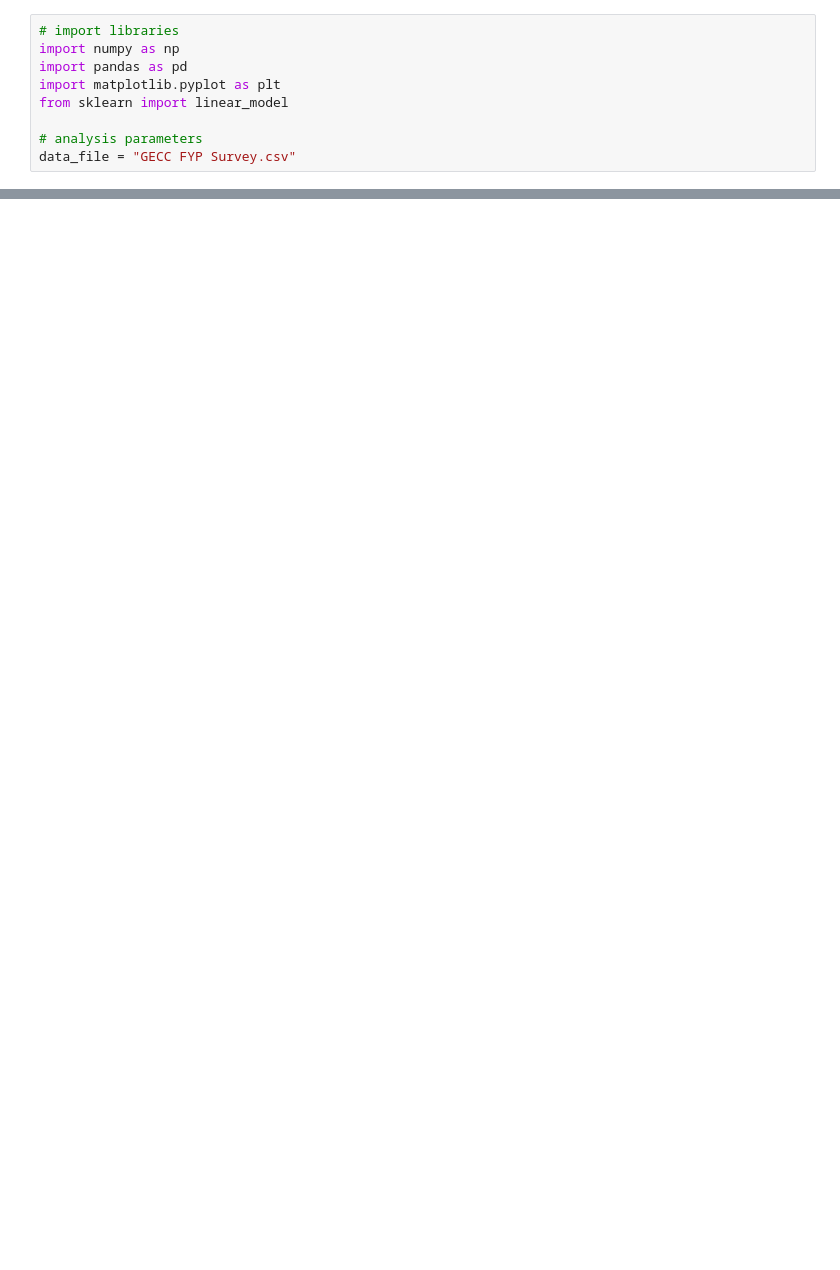
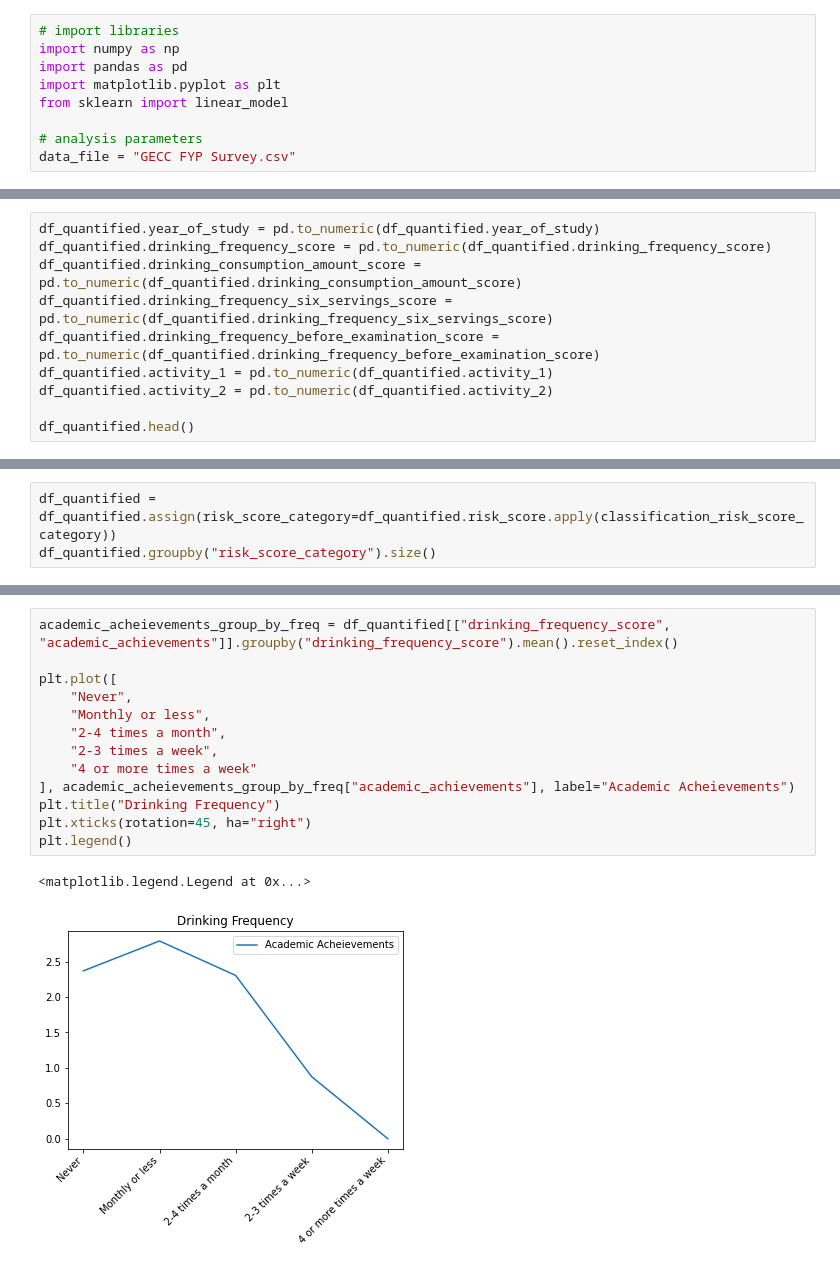
Before and after one commit to nicktanryo/gecc-fyp, a Jupyter notebook: analysis.ipynb, the cells around one changed output, grey strips where cells are left out. Cells and saved outputs as stored; diff of their text form; blank space fills up the shorter version.

```diff
--- a/analysis.ipynb
+++ b/analysis.ipynb
@@ -438,0 +226,10 @@ plt.legend()
+# %%
+df_quantified.year_of_study = pd.to_numeric(df_quantified.year_of_study)
+df_quantified.drinking_frequency_score = pd.to_numeric(df_quantified.drinking_frequency_score)
+df_quantified.drinking_consumption_amount_score = pd.to_numeric(df_quantified.drinking_consumption_amount_score)
+df_quantified.drinking_frequency_six_servings_score = pd.to_numeric(df_quantified.drinking_frequency_six_servings_score)
+df_quantified.drinking_frequency_before_examination_score = pd.to_numeric(df_quantified.drinking_frequency_before_examination_score)
+df_quantified.activity_1 = pd.to_numeric(df_quantified.activity_1)
+df_quantified.activity_2 = pd.to_numeric(df_quantified.activity_2)
+
+df_quantified.head()
@@ -438,0 +258,3 @@ plt.legend()
+# %%
+df_quantified = df_quantified.assign(risk_score_category=df_quantified.risk_score.apply(classification_risk_score_category))
+df_quantified.groupby("risk_score_category").size()
@@ -438,0 +407,16 @@ plt.legend()
+# %%
+academic_acheievements_group_by_freq = df_quantified[["drinking_frequency_score", "academic_achievements"]].groupby("drinking_frequency_score").mean().reset_index()
+
+plt.plot([
+    "Never",
+    "Monthly or less",
+    "2-4 times a month",
+    "2-3 times a week",
+    "4 or more times a week"
+], academic_acheievements_group_by_freq["academic_achievements"], label="Academic Acheievements")
+plt.title("Drinking Frequency")
+plt.xticks(rotation=45, ha="right")
+plt.legend()
+# %% [output]
+<matplotlib.legend.Legend at 0x...>
+[figure, added]
```
Also changed, not shown: parts of 40 cells of this notebook, 1 other file.
